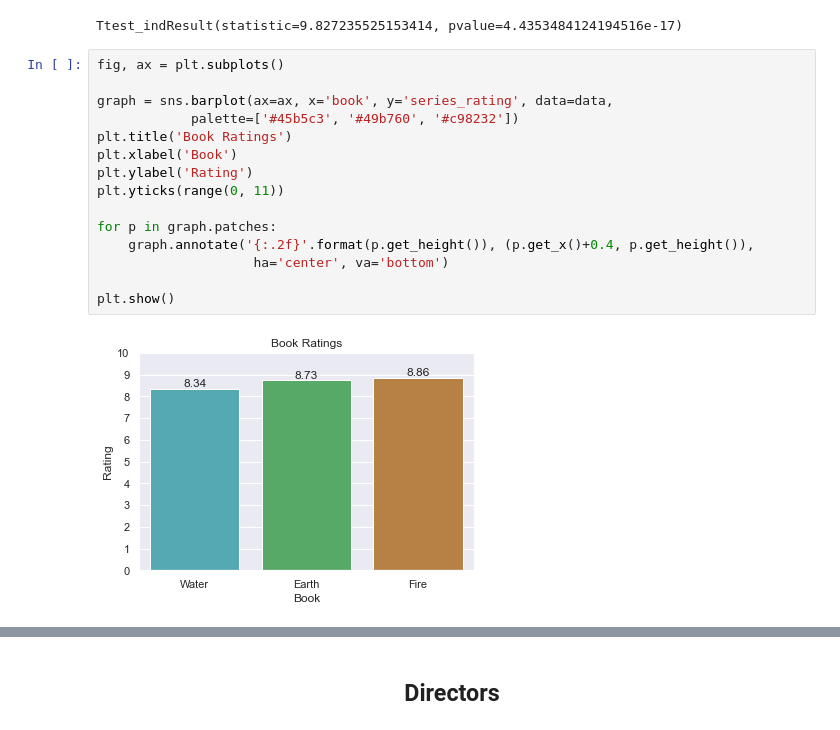
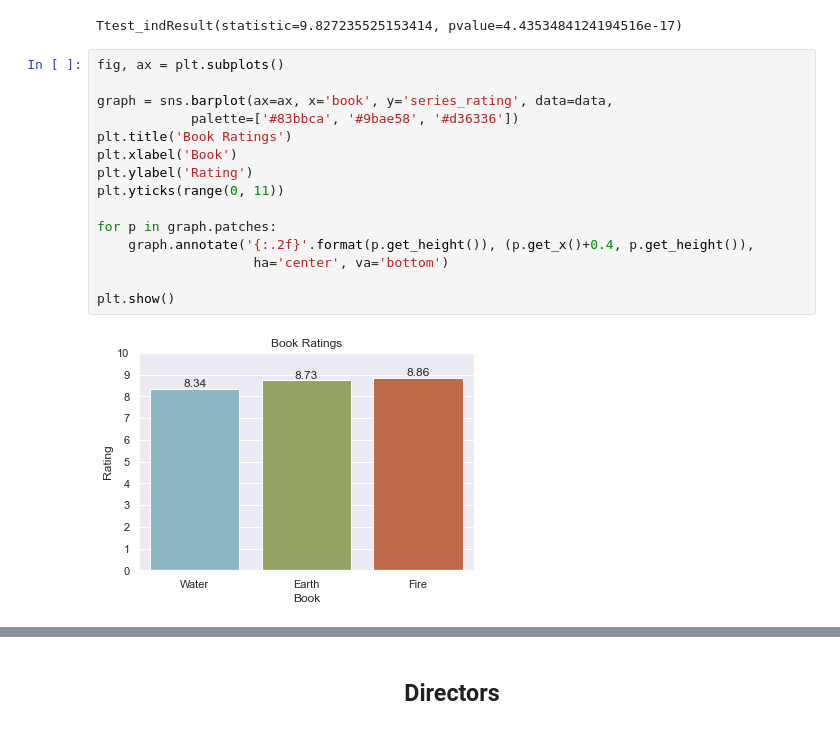
Before and after one commit to sgol11/avatar-analysis, a Jupyter notebook: avatar_analysis.ipynb, the cells around one changed output, grey strips where cells are left out. Drawn from its saved outputs; the diff is of its cells as text.

```diff
--- a/avatar_analysis.ipynb
+++ b/avatar_analysis.ipynb
@@ -227,18 +229,18 @@ Ttest_indResult(statistic=9.827235525153414, pvalue=4.4353484124194516e-17)
 # %%
 fig, ax = plt.subplots()
 
 graph = sns.barplot(ax=ax, x='book', y='series_rating', data=data,
-            palette=['#45b5c3', '#49b760', '#c98232'])
+            palette=['#83bbca', '#9bae58', '#d36336'])
 plt.title('Book Ratings')
 plt.xlabel('Book')
 plt.ylabel('Rating')
 plt.yticks(range(0, 11))
 
 for p in graph.patches:
     graph.annotate('{:.2f}'.format(p.get_height()), (p.get_x()+0.4, p.get_height()),
                     ha='center', va='bottom')
 
 plt.show()
 # %% [output]
-[figure, old version]
+[figure, new version]
 # %% [markdown]
```
Also changed, not shown: parts of 9 cells of this notebook.
